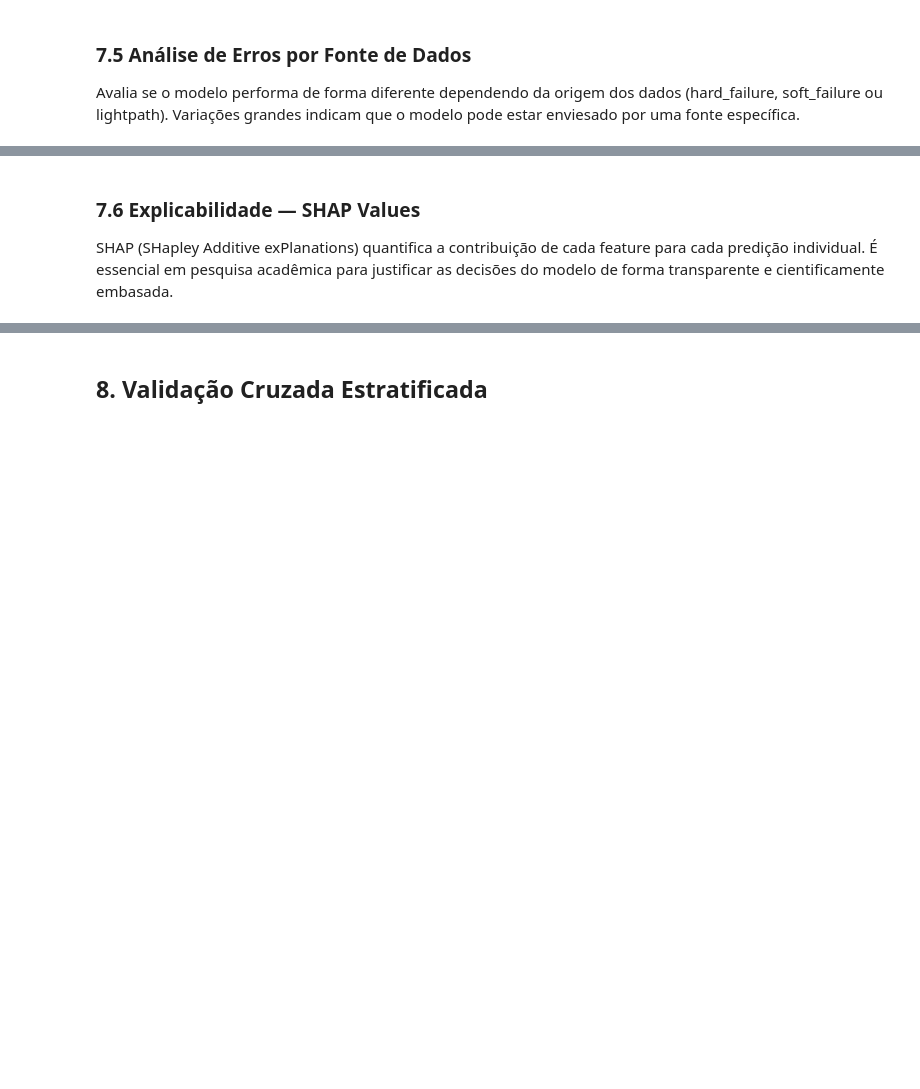
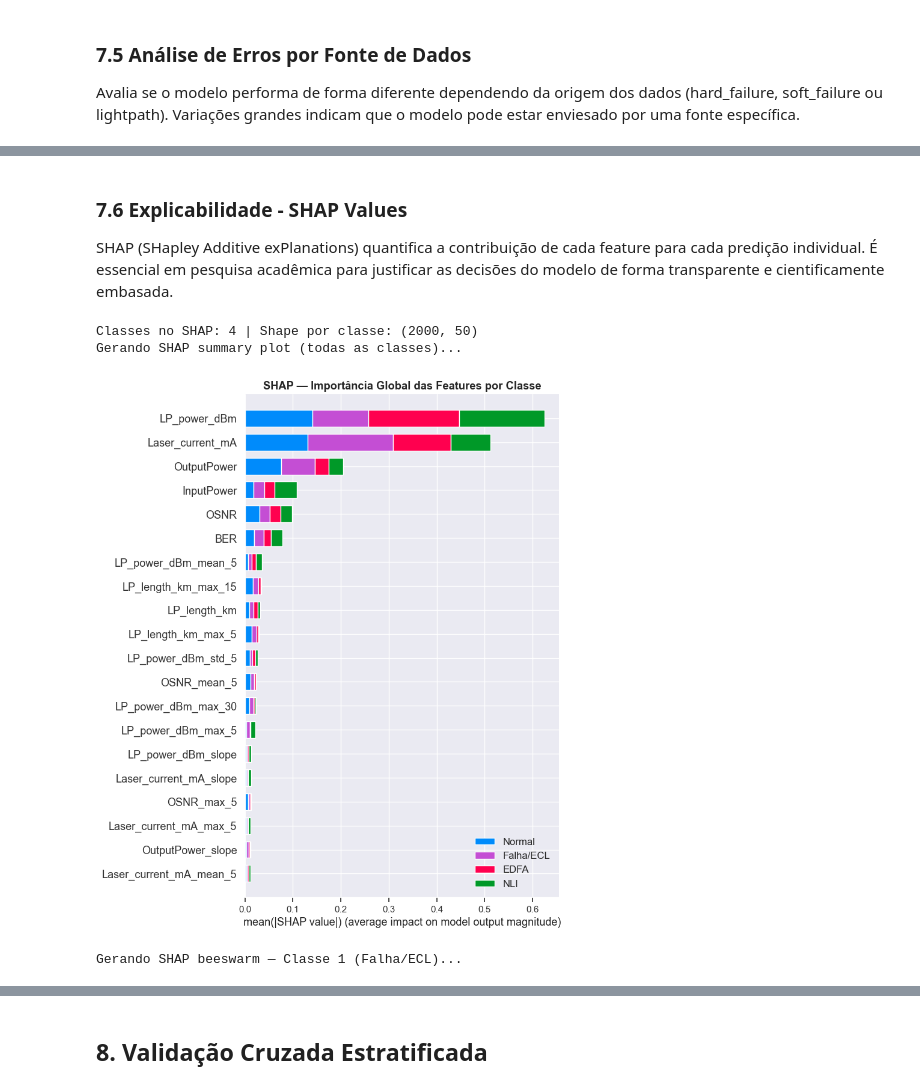
Before and after one commit to alexandret01/UFABC_MESTRADO_REDES, a Jupyter notebook: analise_dados/analise_dados.ipynb, the cells around one changed output, grey strips where cells are left out. Cells and saved outputs as stored; diff of their text form; code cells hidden in the pictures; blank space fills up the shorter version.

```diff
--- a/analise_dados/analise_dados.ipynb
+++ b/analise_dados/analise_dados.ipynb
@@ -871,5 +1020,5 @@ plt.show()
 # %% [markdown]
-### 7.6 Explicabilidade — SHAP Values
+### 7.6 Explicabilidade - SHAP Values
 
 SHAP (SHapley Additive exPlanations) quantifica a contribuição de cada feature para
 cada predição individual. É essencial em pesquisa acadêmica para justificar as decisões
@@ -877,34 +1026,46 @@ do modelo de forma transparente e cientificamente embasada.
 # %%
 # TreeExplainer é otimizado para modelos baseados em árvores (RF, XGBoost, etc.)
 # Amostra de 2000 linhas do teste para velocidade
 shap_sample = pd.DataFrame(X_test_sel, columns=selected_features).sample(
     n=min(2000, len(X_test_sel)), random_state=RANDOM_STATE
 )
 
-explainer   = shap.TreeExplainer(rf_sel)
-shap_values = explainer.shap_values(shap_sample)
-# shap_values é uma lista: um array por classe
+explainer       = shap.TreeExplainer(rf_sel)
+shap_values_raw = explainer.shap_values(shap_sample)
 
-# ── Summary plot — importância global (média |SHAP|) ─────────────────────────
-# Mostra quais features mais influenciam as predições em média
-print("Gerando SHAP summary plot (todas as classes)...")
+# SHAP 0.47+ retorna array 3D (n_samples, n_features, n_classes)
+# Versoes anteriores retornavam lista de arrays, uma por classe
+# Normalizamos para sempre ter lista indexavel por classe
+if isinstance(shap_values_raw, np.ndarray) and shap_values_raw.ndim == 3:
+    shap_values_list = [shap_values_raw[:, :, i] for i in range(shap_values_raw.shape[2])]
+else:
+    shap_values_list = shap_values_raw
+
+print(f'Classes no SHAP: {len(shap_values_list)} | Shape por classe: {shap_values_list[0].shape}')
+
+# Summary plot — importancia global por classe
+print('Gerando SHAP summary plot (todas as classes)...')
 plt.figure(figsize=(10, 7))
 shap.summary_plot(
-    shap_values, shap_sample,
+    shap_values_list, shap_sample,
     class_names=list(CLASS_LABELS.values()),
-    plot_type="bar", show=False
+    plot_type='bar', show=False
 )
-plt.title("SHAP — Importância Global das Features por Classe", fontweight="bold")
+plt.title('SHAP — Importancia Global das Features por Classe', fontweight='bold')
 plt.tight_layout()
-plt.savefig("shap_summary_bar.png", dpi=150, bbox_inches="tight")
+plt.savefig('shap_summary_bar.png', dpi=150, bbox_inches='tight')
 plt.show()
 
-# ── Beeswarm plot para a classe de falha ECL/Hard (classe 1) ─────────────────
-# Mostra direção e magnitude do impacto de cada feature
-print("\nGerando SHAP beeswarm — Classe 1 (Falha/ECL)...")
+# Beeswarm para Classe 1 (Falha/ECL) — direcao e magnitude do impacto
+print('Gerando SHAP beeswarm — Classe 1 (Falha/ECL)...')
 plt.figure(figsize=(10, 7))
-shap.summary_plot(shap_values[1], shap_sample, show=False)
-plt.title("SHAP Beeswarm — Classe 1 (Falha/ECL)", fontweight="bold")
+shap.summary_plot(shap_values_list[1], shap_sample, show=False)
+plt.title('SHAP Beeswarm — Classe 1 (Falha/ECL)', fontweight='bold')
 plt.tight_layout()
-plt.savefig("shap_beeswarm_classe1.png", dpi=150, bbox_inches="tight")
+plt.savefig('shap_beeswarm_classe1.png', dpi=150, bbox_inches='tight')
 plt.show()
+# %% [output]
+Classes no SHAP: 4 | Shape por classe: (2000, 50)
+Gerando SHAP summary plot (todas as classes)...
+[figure, added]
+Gerando SHAP beeswarm — Classe 1 (Falha/ECL)...
```
Also changed, not shown: parts of 31 cells of this notebook, 20 other files.
